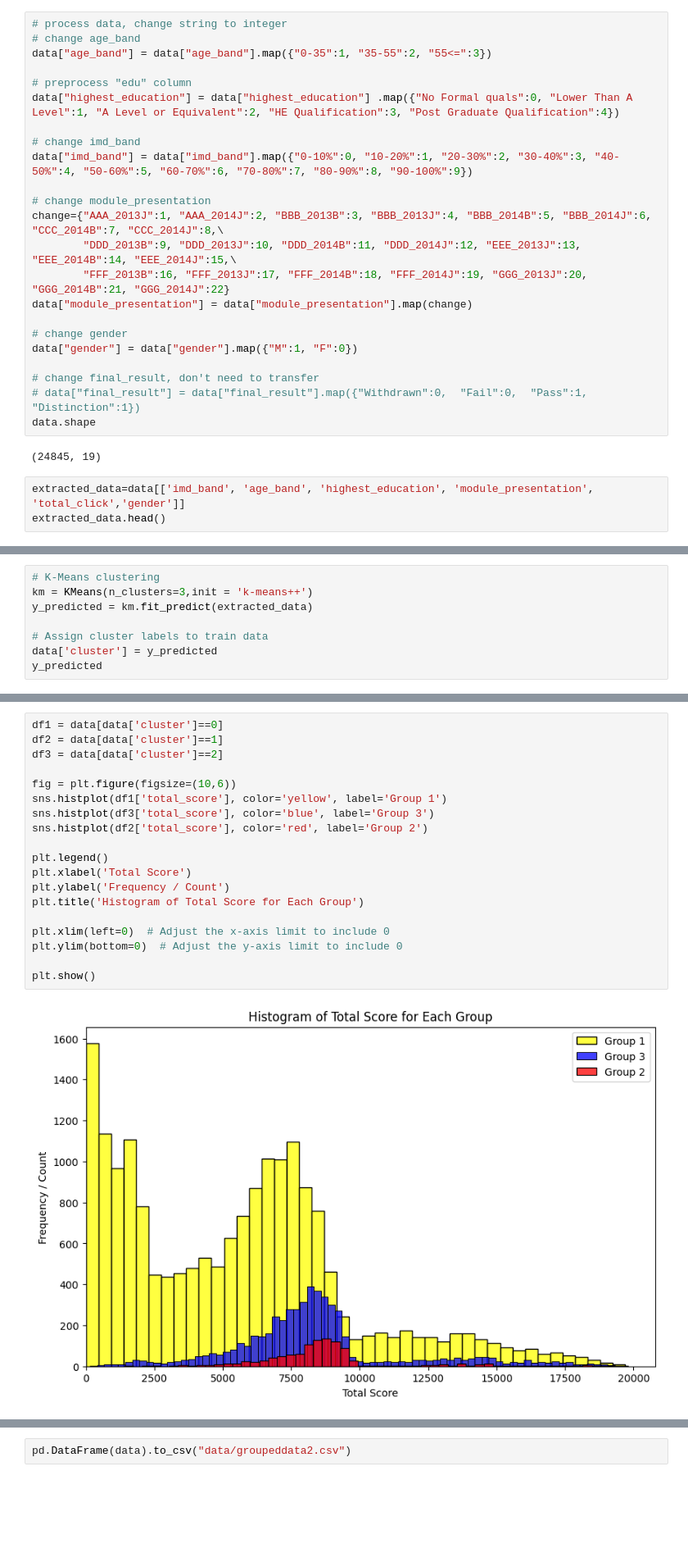
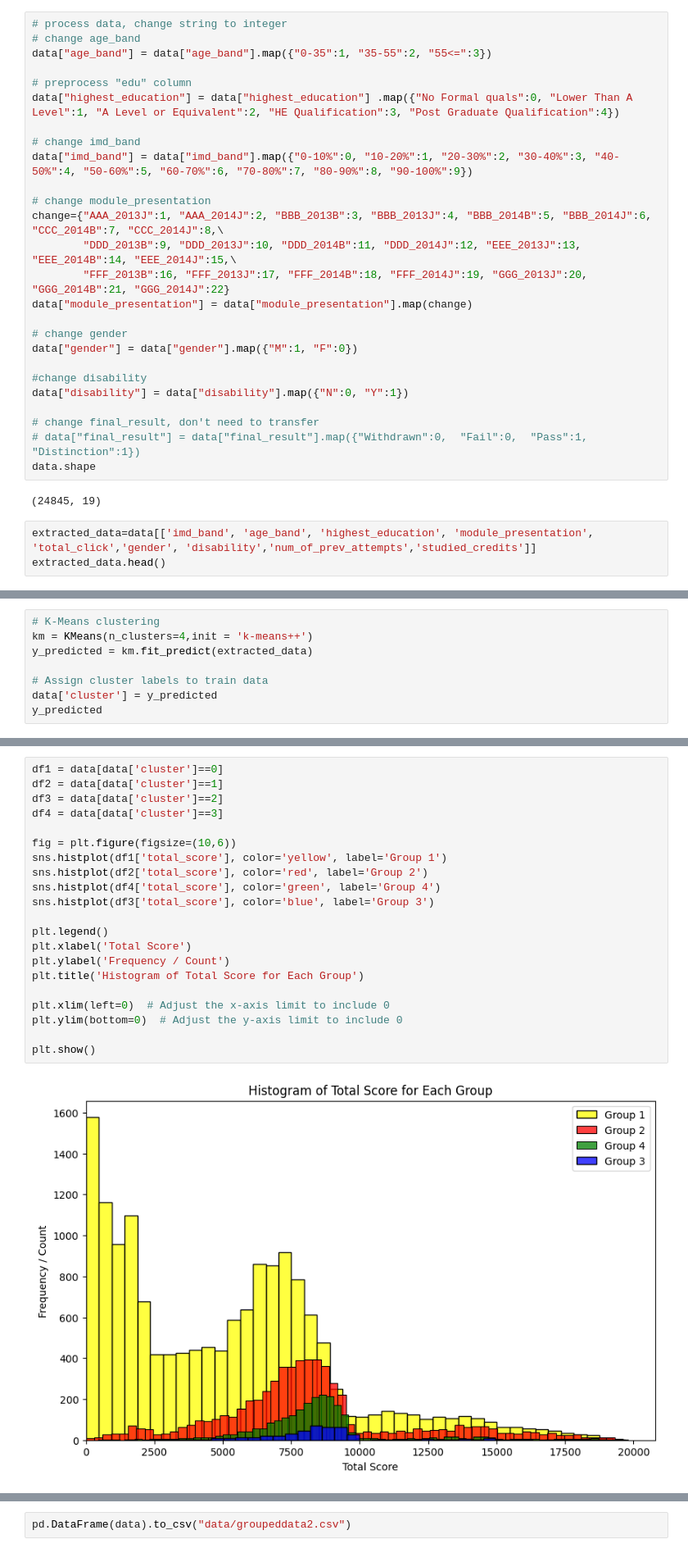
Before and after one commit to Miranda-Bai/PersonalizedLearningContent, a Jupyter notebook: final_v4.ipynb, the cells around one changed output, grey strips where cells are left out. Shown at 82% size. Drawn from its saved outputs; the diff is of its cells as text; blank space fills up the shorter version.

```diff
--- a/final_v4.ipynb
+++ b/final_v4.ipynb
@@ -41,12 +41,15 @@ data["module_presentation"] = data["module_presentation"].map(change)
 # change gender
 data["gender"] = data["gender"].map({"M":1, "F":0})
 
+#change disability
+data["disability"] = data["disability"].map({"N":0, "Y":1})
+
 # change final_result, don't need to transfer
 # data["final_result"] = data["final_result"].map({"Withdrawn":0,  "Fail":0,  "Pass":1, "Distinction":1})
 data.shape
 # %% [output]
 (24845, 19)
 # %%
-extracted_data=data[['imd_band', 'age_band', 'highest_education', 'module_presentation', 'total_click','gender']]
+extracted_data=data[['imd_band', 'age_band', 'highest_education', 'module_presentation', 'total_click','gender', 'disability','num_of_prev_attempts','studied_credits']]
 extracted_data.head()
 # %% [output]
@@ -59,6 +62,6 @@ extracted_data.head()
 # %%
 # K-Means clustering
-km = KMeans(n_clusters=3,init = 'k-means++')
+km = KMeans(n_clusters=4,init = 'k-means++')
 y_predicted = km.fit_predict(extracted_data)
 
 # Assign cluster labels to train data
@@ -69,21 +72,23 @@ array([2, 0, 0, ..., 2, 0, 0], dtype=int32)
 # %%
 df1 = data[data['cluster']==0]
 df2 = data[data['cluster']==1]
 df3 = data[data['cluster']==2]
+df4 = data[data['cluster']==3]
 
 fig = plt.figure(figsize=(10,6))
 sns.histplot(df1['total_score'], color='yellow', label='Group 1')
+sns.histplot(df2['total_score'], color='red', label='Group 2')
+sns.histplot(df4['total_score'], color='green', label='Group 4')
 sns.histplot(df3['total_score'], color='blue', label='Group 3')
-sns.histplot(df2['total_score'], color='red', label='Group 2')
 
 plt.legend()
 plt.xlabel('Total Score')
 plt.ylabel('Frequency / Count')
 plt.title('Histogram of Total Score for Each Group')
 
 plt.xlim(left=0)  # Adjust the x-axis limit to include 0
 plt.ylim(bottom=0)  # Adjust the y-axis limit to include 0
 
 plt.show()
 # %% [output]
-[figure, old version]
+[figure, new version]
```
Also changed, not shown: parts of 3 cells of this notebook, 3 other files.
